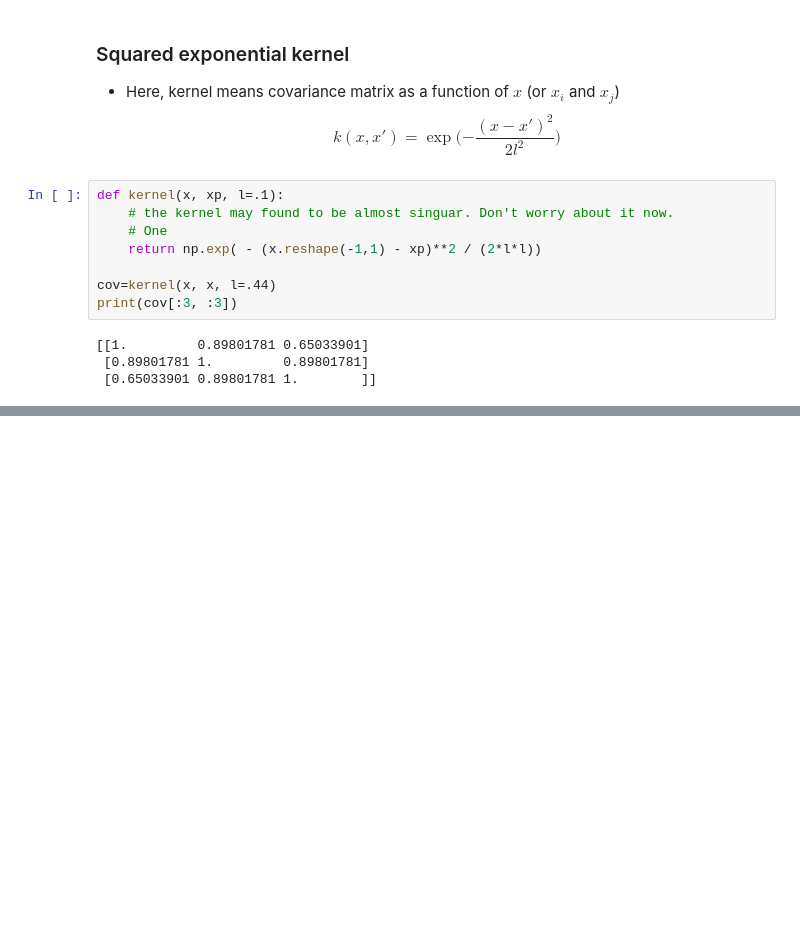
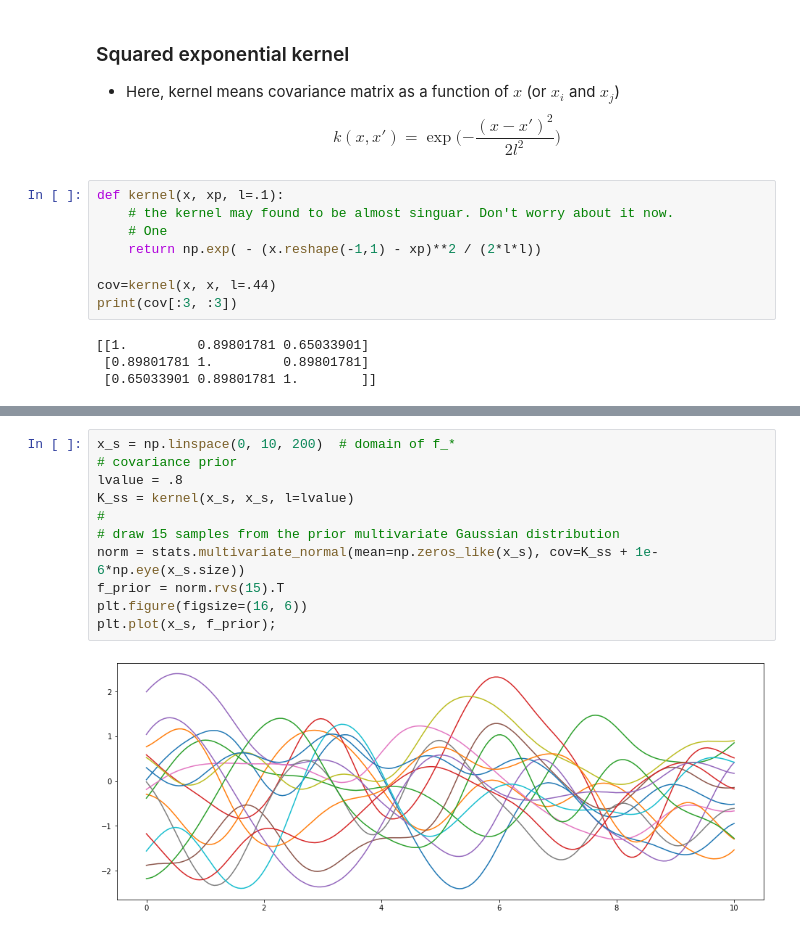
Before and after one commit to yongduek/lectures, a Jupyter notebook: ML_Topics/GP/Intuitive_GP_RitchieVink.ipynb, the cells around one changed output, grey strips where cells are left out. Drawn from its saved outputs; the diff is of its cells as text; blank space fills up the shorter version.

```diff
--- a/ML_Topics/GP/Intuitive_GP_RitchieVink.ipynb
+++ b/ML_Topics/GP/Intuitive_GP_RitchieVink.ipynb
@@ -149,0 +165,13 @@ plt.figure(figsize=(16,6))
+# %%
+x_s = np.linspace(0, 10, 200)  # domain of f_*
+# covariance prior
+lvalue = .8
+K_ss = kernel(x_s, x_s, l=lvalue)
+#
+# draw 15 samples from the prior multivariate Gaussian distribution
+norm = stats.multivariate_normal(mean=np.zeros_like(x_s), cov=K_ss + 1e-6*np.eye(x_s.size))
+f_prior = norm.rvs(15).T
+plt.figure(figsize=(16, 6))
+plt.plot(x_s, f_prior);
+# %% [output]
+[figure, added]
```
Also changed, not shown: parts of 25 cells of this notebook.
